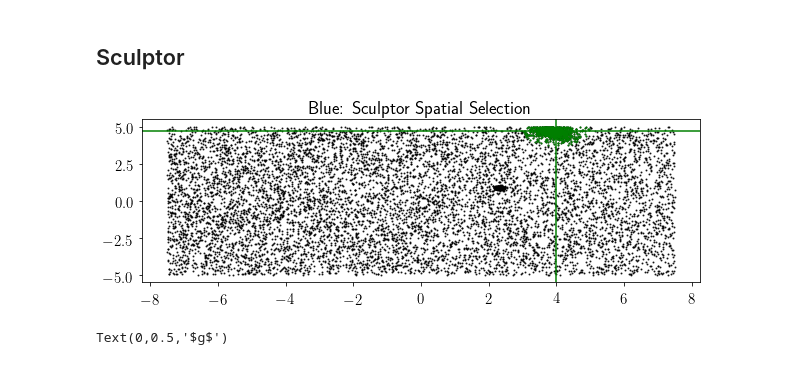
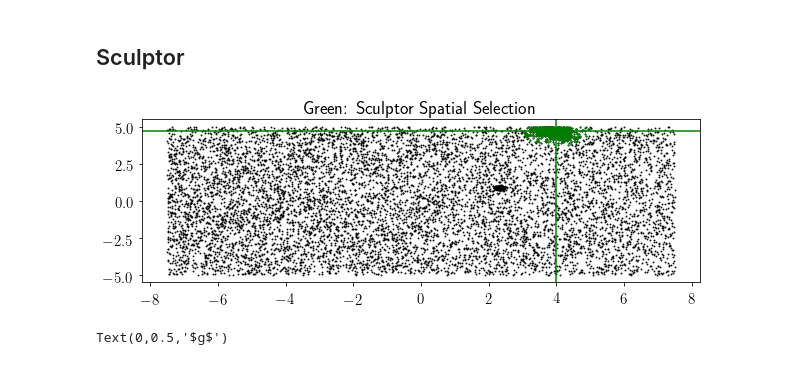
Before and after one commit to norashipp/shared_notebooks, a Jupyter notebook: Elqui.ipynb, the cells around one changed output. Drawn from its saved outputs; the diff is of its cells as text; code cells hidden in the pictures.

```diff
--- a/Elqui.ipynb
+++ b/Elqui.ipynb
@@ -673,15 +673,15 @@ on_clump3 = sep < 1.0
 # %%
 plt.figure(figsize=(10,3))
 plt.plot(data['PHI1'][pm_cut_clump_tight], data['PHI2'][pm_cut_clump_tight], 'k.', ms=2, alpha=0.8)
 plt.plot(data['PHI1'][pm_cut_clump_tight&on_clump3], data['PHI2'][pm_cut_clump_tight&on_clump3], 'g.', ms=2, alpha=0.8)
 
 plt.axvline(phi1_clump3, c='g')
 plt.axhline(phi2_clump3, c='g')
 
-plt.title('Blue: Sculptor Spatial Selection')
+plt.title('Green: Sculptor Spatial Selection')
 plt.show()
 # %% [output]
-[figure, old version]
+[figure, new version]
 # %%
 im = pm.plot_hess(stream, data[on_stream&pm_cut], data[off_stream&pm_cut], gmax=21.5)
 # im = pm.plot_hess(stream, data[on_stream], data[off_stream], gmax=21.5)
```
